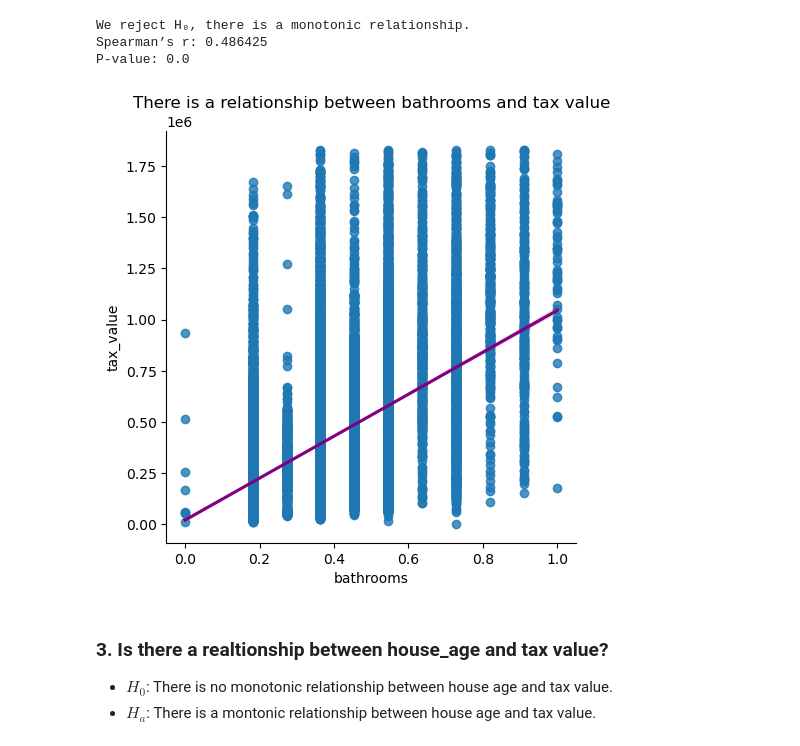
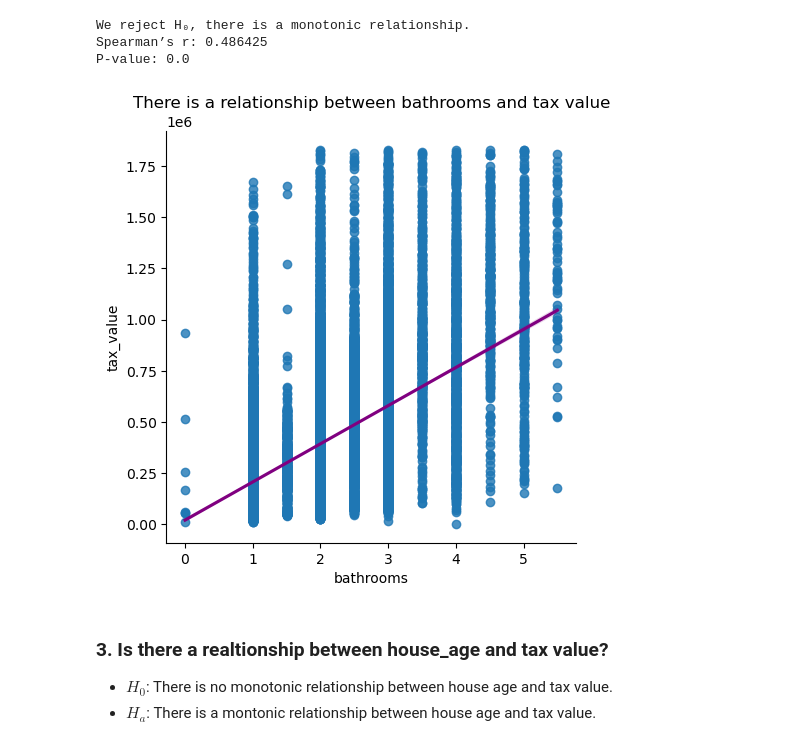
Before and after one commit to NikkideVries/regression-project, a Jupyter notebook: final_notebook.ipynb, the cells around one changed output. Saved outputs shown, nothing was run; the diff lists cells and outputs as text; code cells hidden in the pictures.

```diff
--- a/final_notebook.ipynb
+++ b/final_notebook.ipynb
@@ -220,7 +222,7 @@ Isn't that better? <br>
 ### Split the data into train, validate, test:
 # %%
 # split the data:
-train, validate, test  = wr.prep_zillow()
+train_1, validate_1, test_1  = wr.prep_zillow()
 # %% [markdown]
 ### Scale the data:
 - scaling helps out with models
@@ -293,11 +295,11 @@ Spearman’s r: 0.486425
 P-value: 0.0
 # %%
 # lets make a graph:
-sns.lmplot(data=train, x ='bathrooms', y = 'tax_value',palette = 'flare' ,line_kws={'color':'purple'})
+sns.lmplot(data=train_1, x ='bathrooms', y = 'tax_value',palette = 'flare' ,line_kws={'color':'purple'})
 plt.title("There is a relationship between bathrooms and tax value")
 plt.show()
 # %% [output]
-[figure, old version]
+[figure, new version]
 # %% [markdown]
 ### 3. Is there a realtionship between house_age and tax value?
 - $H_0$: There is no monotonic relationship between house age and tax value.
```
Also changed, not shown: parts of 9 cells of this notebook.
